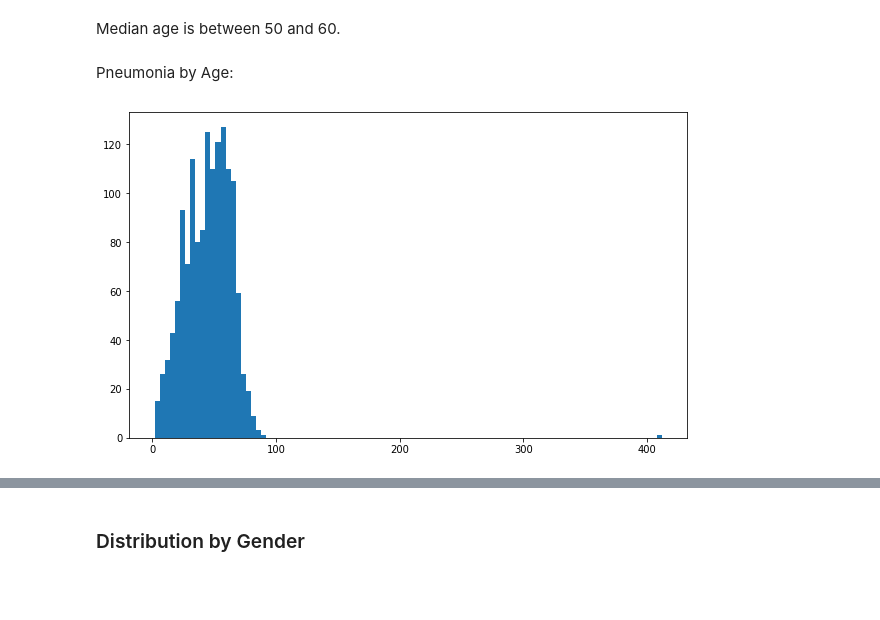
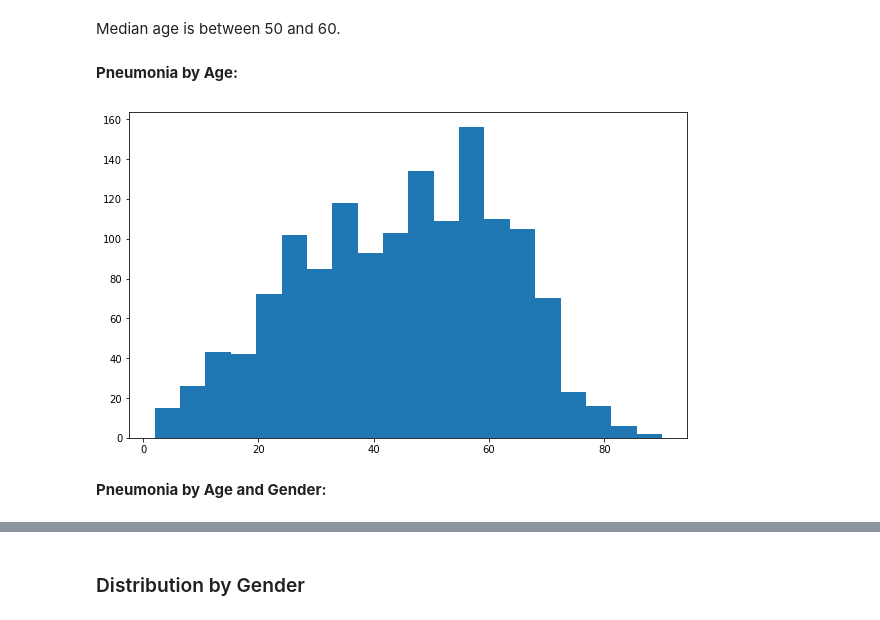
Before and after one commit to nikyan/AIHCND_C2_Starter, a Jupyter notebook: EDA.ipynb, the cells around one changed output, grey strips where cells are left out. Cells and saved outputs as stored; diff of their text form; code cells hidden in the pictures; blank space fills up the shorter version.

```diff
--- a/EDA.ipynb
+++ b/EDA.ipynb
@@ -47,9 +35,9 @@ import glob
 import matplotlib.pyplot as plt
 import seaborn as sns
 # %%
-## Below is some helper code to read all of your full image filepaths into a dataframe for easier manipulation
-
-all_xray_df = pd.read_csv('/content/drive/My Drive/ML data/Pneumonia Detection/data/Data_Entry_2017.csv')
+## Below is some helper code to read data for you.
+## Load NIH data
+all_xray_df = pd.read_csv('/data/Data_Entry_2017.csv')
 all_xray_df.sample(3)
 # %% [output]
 |  | Image Index | Finding Labels | Follow-up # | Patient ID | Patient Age | Patient Gender | View Position | ... |
@@ -113,9 +93,11 @@ plt.title('Distribution of Patient Age') ;
 # %% [markdown]
 Median age is between 50 and 60.
 # %% [markdown]
-Pneumonia by Age:
+**Pneumonia by Age:**
 # %%
 plt.figure(figsize=(10,6))
-plt.hist(all_xray_df[all_xray_df.Pneumonia==1]['Patient Age'], bins=100);
+plt.hist(all_xray_df[(all_xray_df['Pneumonia'] ==1) & (all_xray_df['Patient Age'] < 100)]['Patient Age'], bins=20);
 # %% [output]
-[figure, old version]
+[figure, new version]
+# %% [markdown]
+**Pneumonia by Age and Gender:**
```
Also changed, not shown: parts of 34 cells of this notebook.
